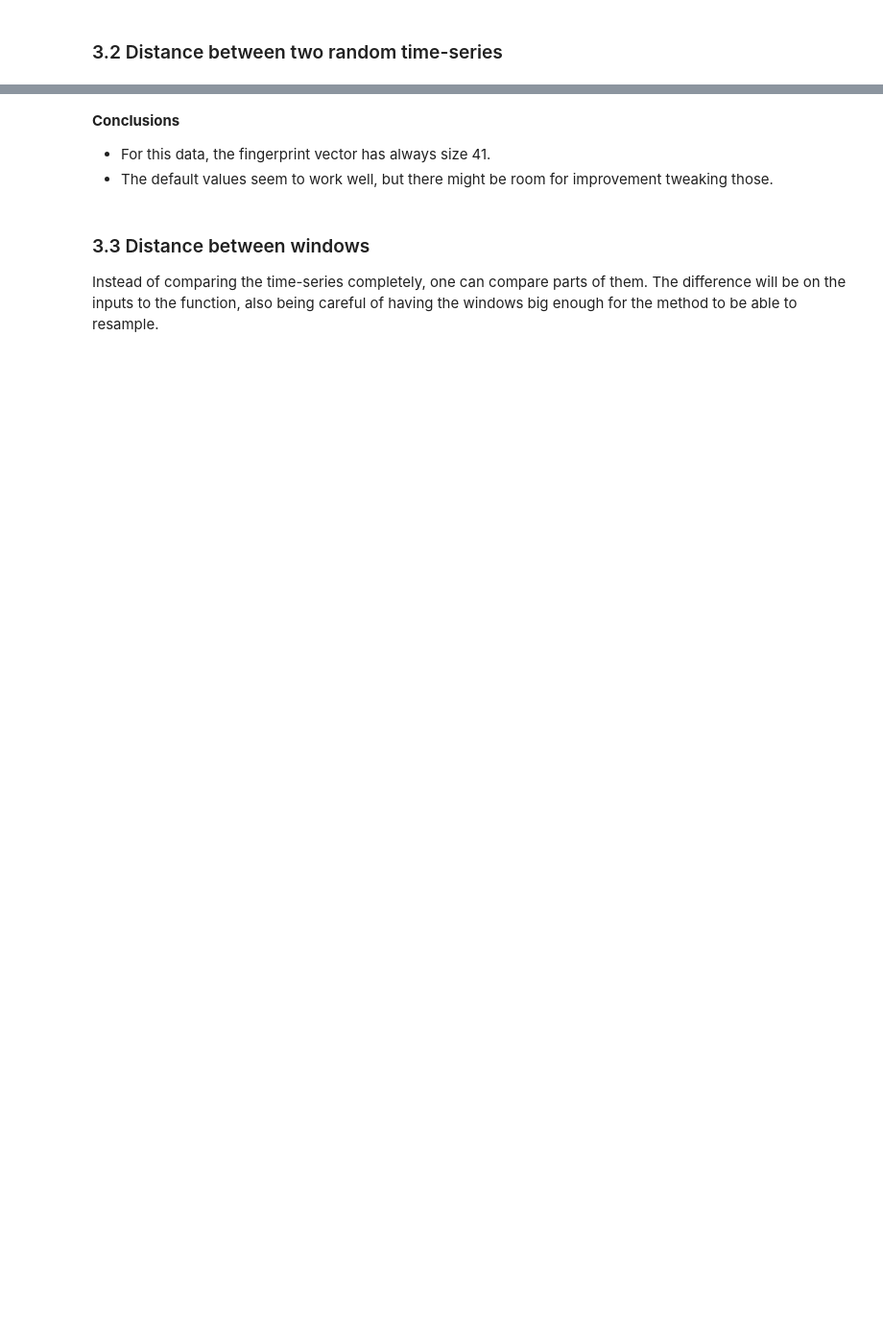
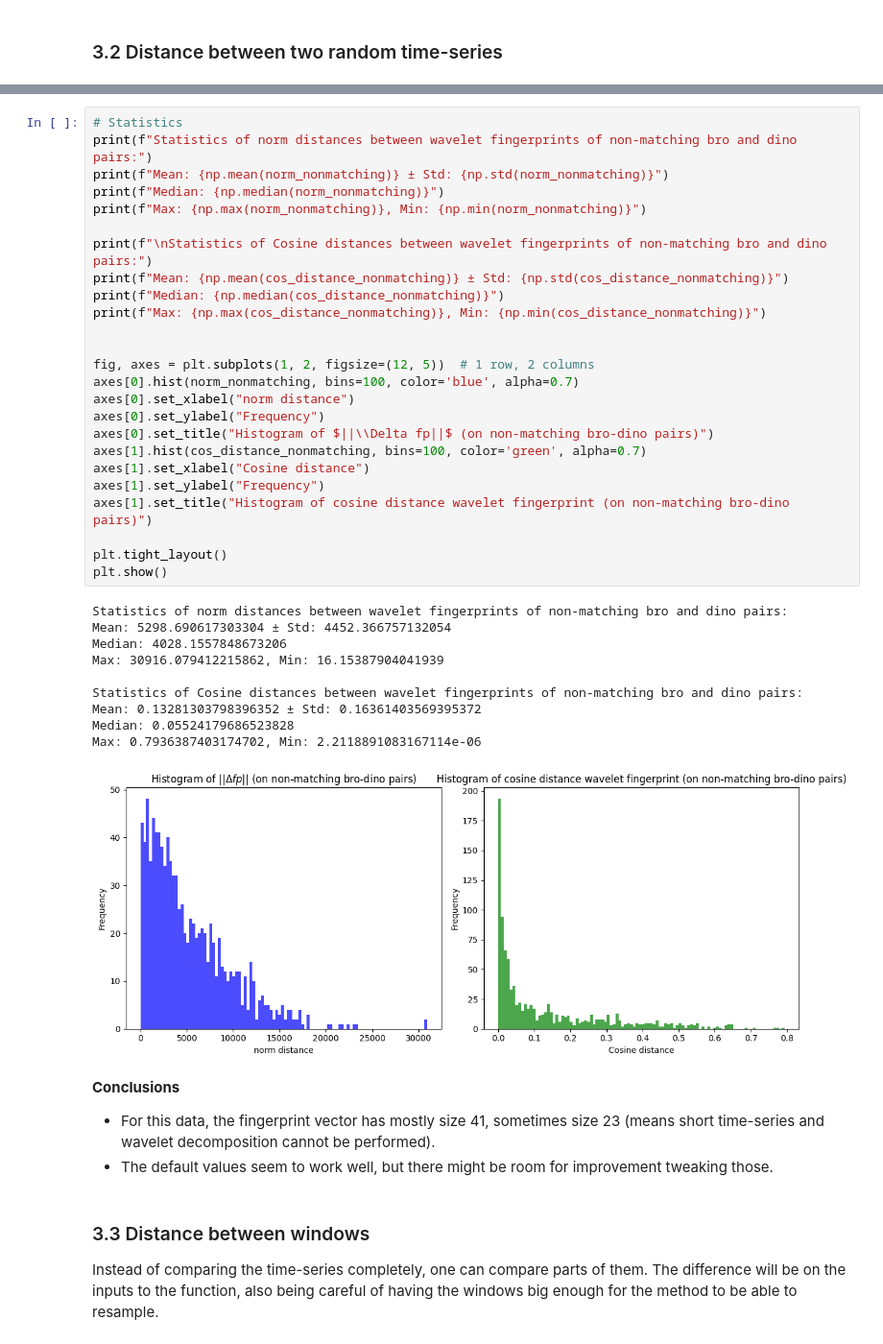
Before and after one commit to luisaforozco/exploration_gw_time_series, a Jupyter notebook: notebooks/methods/wavelets.ipynb, the cells around one changed output, grey strips where cells are left out. Shown at 96% size. Saved outputs shown, nothing was run; the diff lists cells and outputs as text; blank space fills up the shorter version.

```diff
--- a/notebooks/methods/wavelets.ipynb
+++ b/notebooks/methods/wavelets.ipynb
@@ -474,6 +556,42 @@ DTW distance between random pair GLD000000061462 and GLD000000133078: 8679.77777
+# %%
+# Statistics
+print(f"Statistics of norm distances between wavelet fingerprints of non-matching bro and dino pairs:")
+print(f"Mean: {np.mean(norm_nonmatching)} ± Std: {np.std(norm_nonmatching)}")
+print(f"Median: {np.median(norm_nonmatching)}")
+print(f"Max: {np.max(norm_nonmatching)}, Min: {np.min(norm_nonmatching)}")
+
+print(f"\nStatistics of Cosine distances between wavelet fingerprints of non-matching bro and dino pairs:")
+print(f"Mean: {np.mean(cos_distance_nonmatching)} ± Std: {np.std(cos_distance_nonmatching)}")
+print(f"Median: {np.median(cos_distance_nonmatching)}")
+print(f"Max: {np.max(cos_distance_nonmatching)}, Min: {np.min(cos_distance_nonmatching)}")
+
+
+fig, axes = plt.subplots(1, 2, figsize=(12, 5))  # 1 row, 2 columns
+axes[0].hist(norm_nonmatching, bins=100, color='blue', alpha=0.7)
+axes[0].set_xlabel("norm distance")
+axes[0].set_ylabel("Frequency")
+axes[0].set_title("Histogram of $||\\Delta fp||$ (on non-matching bro-dino pairs)")
+axes[1].hist(cos_distance_nonmatching, bins=100, color='green', alpha=0.7)
+axes[1].set_xlabel("Cosine distance")
+axes[1].set_ylabel("Frequency")
+axes[1].set_title("Histogram of cosine distance wavelet fingerprint (on non-matching bro-dino pairs)")
+
+plt.tight_layout()
+plt.show()
+# %% [output]
+Statistics of norm distances between wavelet fingerprints of non-matching bro and dino pairs:
+Mean: 5298.690617303304 ± Std: 4452.366757132054
+Median: 4028.1557848673206
+Max: 30916.079412215862, Min: 16.15387904041939
+
+Statistics of Cosine distances between wavelet fingerprints of non-matching bro and dino pairs:
+Mean: 0.13281303798396352 ± Std: 0.16361403569395372
+Median: 0.05524179686523828
+Max: 0.7936387403174702, Min: 2.2118891083167114e-06
+[figure, added]
 # %% [markdown]
 **Conclusions**
-- For this data, the fingerprint vector has always size 41.
+- For this data, the fingerprint vector has mostly size 41, sometimes size 23 (means short time-series and wavelet decomposition cannot be performed).
 - The default values seem to work well, but there might be room for improvement tweaking those.
 # %% [markdown]
 ### 3.3 Distance between windows
```
Also changed, not shown: parts of 7 cells of this notebook, 3 other files.
